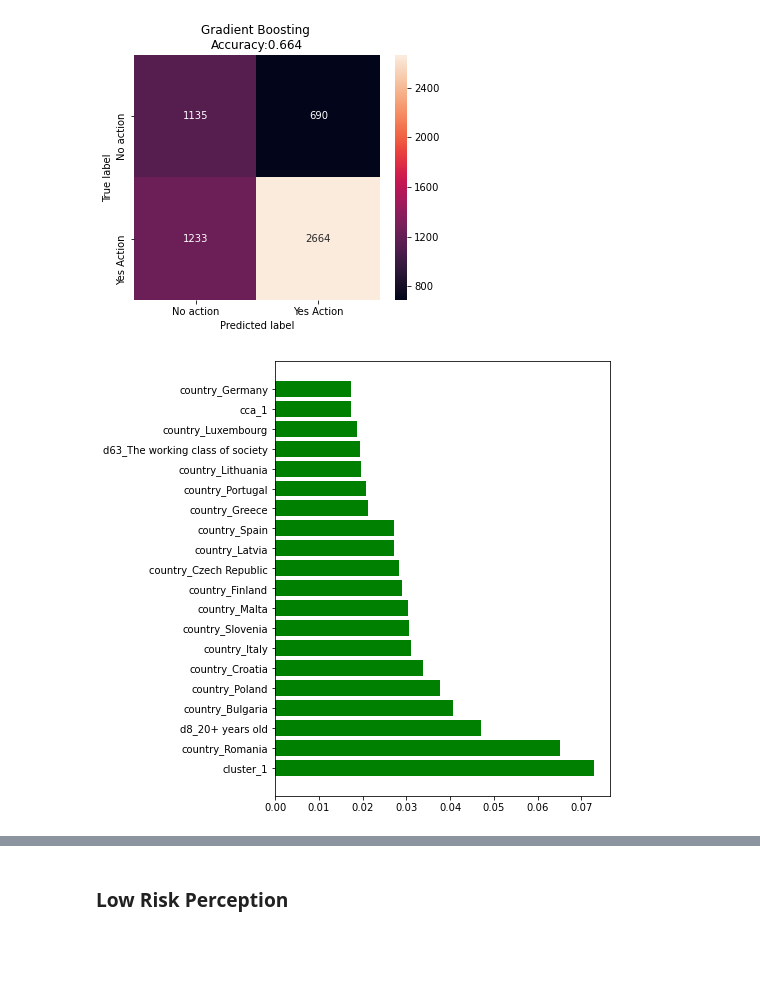
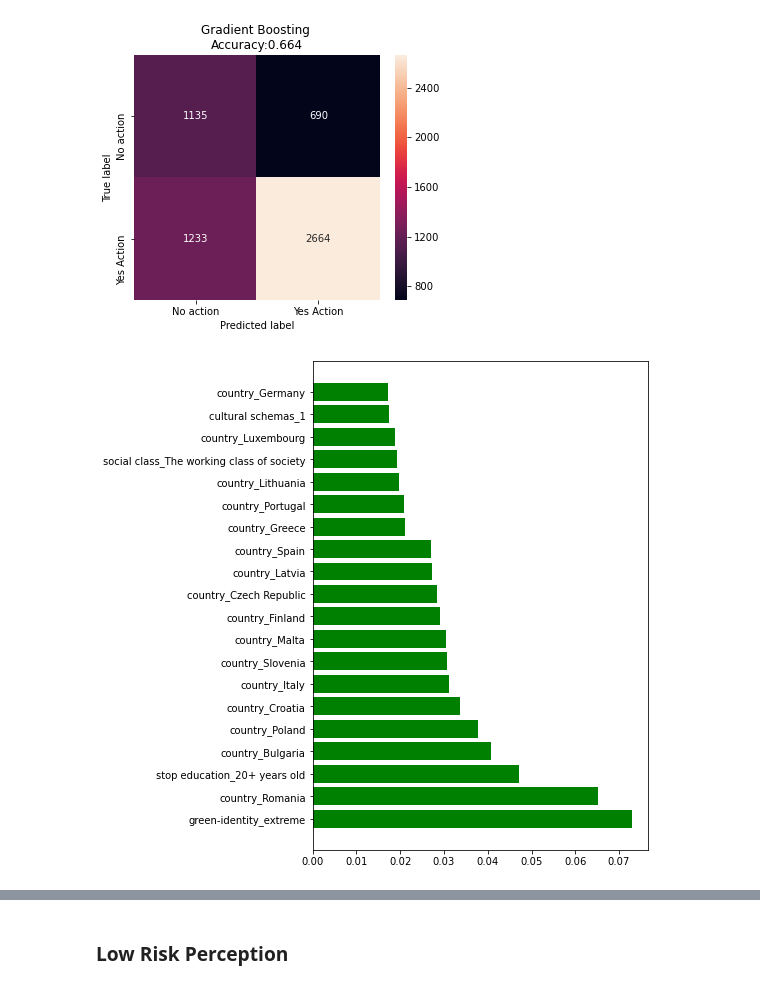
Before and after one commit to claudiagiuspoli/pro-environmental-behaviour, a Jupyter notebook: gb.ipynb, the cells around one changed output, grey strips where cells are left out. Drawn from its saved outputs; the diff is of its cells as text; code cells hidden in the pictures; blank space fills up the shorter version.

```diff
--- a/gb.ipynb
+++ b/gb.ipynb
@@ -19,13 +19,12 @@ from sklearn.pipeline import make_pipeline
 from sklearn.model_selection import RandomizedSearchCV
 
 df = pd.read_csv('df-climatechange.csv')
-df = df.drop(['qb1a'], axis = 1)
-df['qb5'] = df['qb5'].replace({'No': 0, 'Yes':1})
+df = df.drop([ 'qb1a'], axis = 1)
+#df['pro-environmental behaviour'] = df['pro-environmental behaviour'].replace({'No': 0, 'Yes':1})
 
-
-#pd.set_option('display.max_columns', None)
-df1 = df[df.qb2 >= 6]
-df2 = df[df.qb2 <= 5]
+#two subset
+df1 = df[df['risk perception'] >= 6]
+df2 = df[df['risk perception'] <= 5]
 # %%
 #set parameters to search
 parameters =    {
@@ -45,15 +44,14 @@ parameters
  'gamma': [0.5, 1, 1.5, 2],
  'min_child_weight': [1, 5, 10]}
 # %%
-cc_num = df[['qb5', 'qb2', 'd1', 'd10','d11', 'country','d8','d25', 'd63','d7','cluster', 'cca']]
-cat_var =['d1','d10', 'country','d8','d25', 'd63','d7','cluster', 'cca']
+cc_num = df[['pro-environmental behaviour', 'risk perception' , 'political orientation', 'gender','age', 'country','stop education','living', 'social class','marital status','green-identity', 'cultural schemas']]
 
+cat_var =['political orientation','gender', 'country','stop education','living', 'social class','marital status','green-identity', 'cultural schemas']
 df_get_dummies = pd.get_dummies(  cc_num , columns = cat_var)
 
-
-
-X = df_get_dummies.drop('qb5',axis=1)
-y = df_get_dummies.loc[:, df_get_dummies.columns == 'qb5']
+#### Split the data into X and y and create training and validating set
+X = df_get_dummies.drop('pro-environmental behaviour',axis=1)
+y = df_get_dummies.loc[:, df_get_dummies.columns == 'pro-environmental behaviour']
 
 seed = 33# so that the result is reproducible
 X_train, X_test, y_train, y_test = train_test_split(X,y,test_size=0.30, random_state = seed,stratify=y)
@@ -196,15 +194,15 @@ roc_auc_score for Gradient Boosting - High Risk Perception:  0.7397566767449375
 ### High Risk Perception
 # %%
 
-cc_num = df1[['qb5' , 'd1', 'd10','d11', 'country','d8','d25', 'd63','d7','cluster', 'cca']]
+cc_num = df1[['pro-environmental behaviour' , 'political orientation', 'gender','age', 'country','stop education','living', 'social class','marital status','green-identity', 'cultural schemas']]
 
-cat_var =['d1','d10', 'country','d8','d25', 'd63','d7','cluster', 'cca']
+cat_var =['political orientation','gender', 'country','stop education','living', 'social class','marital status','green-identity', 'cultural schemas']
 df_get_dummies = pd.get_dummies(  cc_num , columns = cat_var)
 
 
 
-X = df_get_dummies.drop('qb5',axis=1)
-y = df_get_dummies.loc[:, df_get_dummies.columns == 'qb5']
+X = df_get_dummies.drop('pro-environmental behaviour',axis=1)
+y = df_get_dummies.loc[:, df_get_dummies.columns == 'pro-environmental behaviour']
 
 seed = 555  # so that the result is reproducible
 X_train, X_test, y_train, y_test = train_test_split(X,y,test_size=0.30, random_state = seed,stratify=y)
@@ -311,19 +309,19 @@ Text(0.5, 19.5, 'Predicted label')
 # %%
 feature_importances = list(zip(X_train, gb_classifier.feature_importances_))
 # Then sort the feature importances by most important first
 feature_importances_ranked = sorted(feature_importances, key = lambda x: x[1], reverse = True)
 
 feature_names_20 = [i[0] for i in feature_importances_ranked[:20]]
 y_ticks = np.arange(0, len(feature_names_20))
 x_axis = [i[1] for i in feature_importances_ranked[:20]]
-plt.figure(figsize = (6, 8))
+plt.figure(figsize = (6, 9))
 plt.barh(feature_names_20, x_axis, color = 'g')   #horizontal barplot
 #plt.title('Gradient Boosting - Feature Importance (Top 20) \n High Risk Perception',
 #          fontdict= {'fontsize' : 18})
 #plt.xlabel('Features',fontdict= {'fontsize' : 16})
 plt.show()
 # %% [output]
-[figure, old version]
+[figure, new version]
 # %%
 imp = pd.read_csv('imp2.csv')
 imp  = imp.sort_values('variable', ascending=True).reset_index(drop=True)
```
Also changed, not shown: parts of 5 cells of this notebook, 12 other files.
